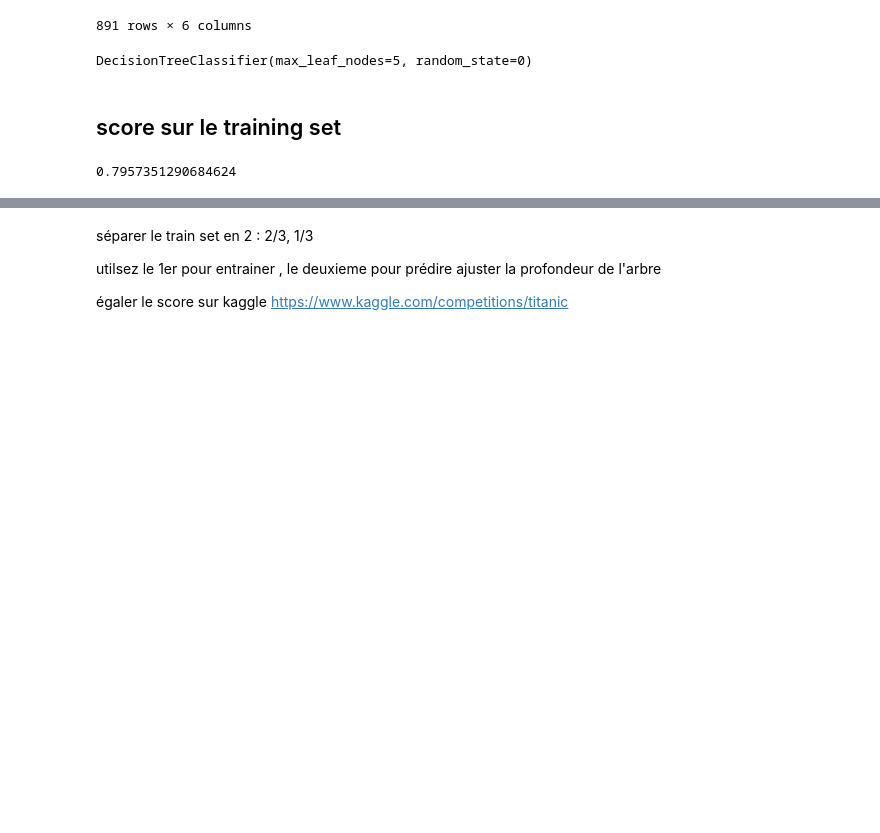
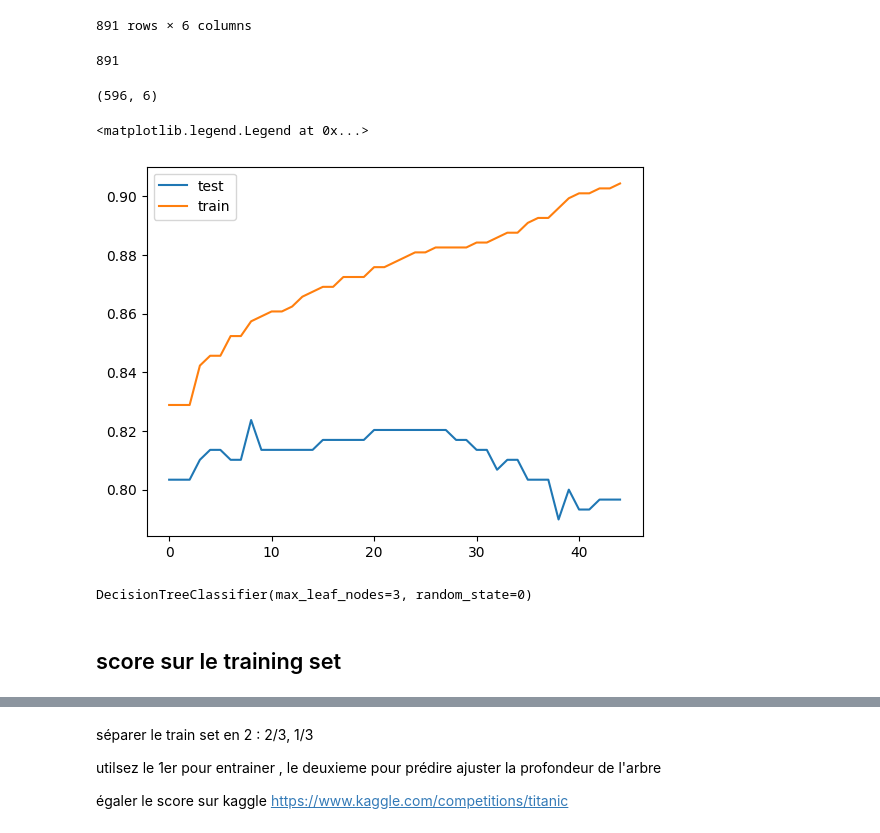
Before and after one commit to louis-chevallier/scikit-exercises, a Jupyter notebook: git/titanic.ipynb, the cells around one changed output, grey strips where cells are left out. Saved outputs shown, nothing was run; the diff lists cells and outputs as text; code cells hidden in the pictures; blank space fills up the shorter version.

```diff
--- a/git/titanic.ipynb
+++ b/git/titanic.ipynb
@@ -118,19 +122,43 @@ x_train
 | 889 | 1 | 0 | 0 | 26.000000 | 1 | 890 |
 | 890 | 3 | 1 | 0 | 32.000000 | 1 | 891 |
 891 rows × 6 columns
+# %%
+N, _ = x_train.shape
+print(N)
+x_train = np.asarray(x_train)
+y_train = np.asarray(y_train)
+x_train1, y_train1 = x_train[0:N*2//3, :] , y_train[0:N*2//3]
+x_test1, y_test1 = x_train[N*2//3 : , :] , y_train[N*2//3:]
+x_train1, x_test1, y_train1, y_test1 = train_test_split(x_train, y_train, test_size=0.33, random_state=42)
+x_train1.shape
+# %% [output]
+891
+(596, 6)
+# %%
+from sklearn.metrics import accuracy_score
+def p(nf) :
+  clf = DecisionTreeClassifier(max_leaf_nodes=nf, random_state=0)
+  clf.fit(x_train1, y_train1)
+  y_pred = clf.predict(x_test1)
+  s = accuracy_score(y_test1, y_pred)
+  y_pred = clf.predict(x_train1)
+  s1 = accuracy_score(y_train1, y_pred)
+  return s, s1
+l=list(map(p, range(5,50)))
+
+plt.plot([s[0] for s in l], label='test')
+plt.plot([s[1] for s in l], label='train')
+plt.legend()
+# %% [output]
+<matplotlib.legend.Legend at 0x...>
+[figure, added]
 # %%
-clf = DecisionTreeClassifier(max_leaf_nodes=5, random_state=0)
-clf.fit(x_train, y_train)
+clf = clf_opt = DecisionTreeClassifier(max_leaf_nodes=3, random_state=0)
+clf_opt.fit(x_train1, y_train1)
 # %% [output]
-DecisionTreeClassifier(max_leaf_nodes=5, random_state=0)
+DecisionTreeClassifier(max_leaf_nodes=3, random_state=0)
 # %% [markdown]
 ## score sur le training set
-# %%
-from sklearn.metrics import accuracy_score
-y_pred = clf.predict(x_train)
-accuracy_score(y_train, y_pred)
-# %% [output]
-0.7957351290684624
 # %%
 n_nodes = clf.tree_.node_count
 children_left = clf.tree_.children_left
```
Also changed, not shown: parts of 8 cells of this notebook, 4 other files.
